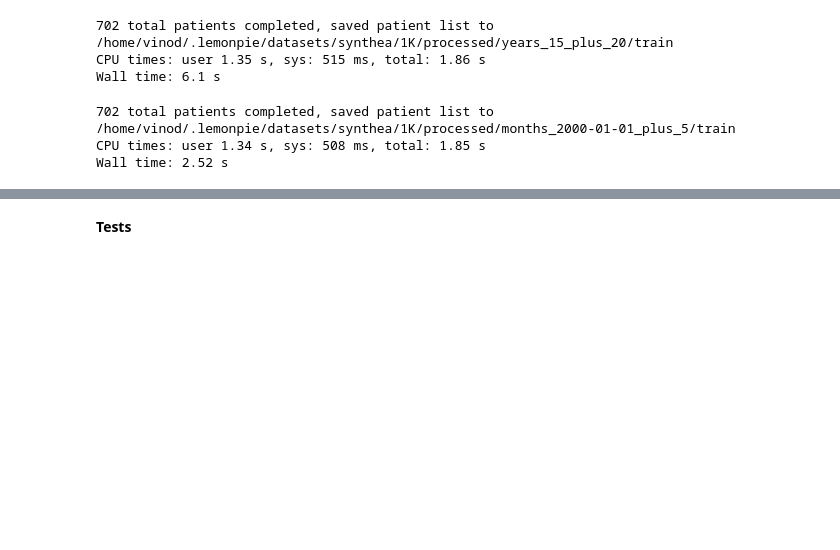
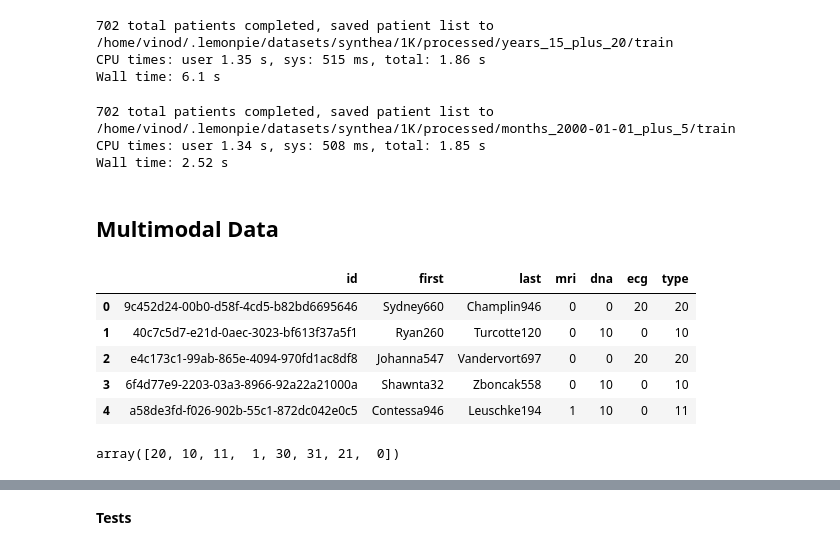
Before and after one commit to corazonlabs/lemonpie, a Jupyter notebook: nbs/03_preprocessing_transform.ipynb, the cells around one changed output, grey strips where cells are left out. Cells and saved outputs as stored; diff of their text form; code cells hidden in the pictures; blank space fills up the shorter version.

```diff
--- a/nbs/03_preprocessing_transform.ipynb
+++ b/nbs/03_preprocessing_transform.ipynb
@@ -1001,3 +1064,5 @@ tst_pckl_dir = get_pckl_dir(PATH_1K, split='train', age_start='2000-01-01', age_
 702 total patients completed, saved patient list to /home/vinod/.lemonpie/datasets/synthea/1K/processed/months_2000-01-01_plus_5/train
 CPU times: user 1.34 s, sys: 508 ms, total: 1.85 s
 Wall time: 2.52 s
+# %% [markdown]
+## Multimodal Data
@@ -1003,0 +1073,13 @@ Wall time: 2.52 s
+# %%
+modalities.head(5)
+# %% [output]
+|  | id | first | last | mri | dna | ecg | type |
+| 0 | 9c452d24-00b0-d58f-4cd5-b82bd6695646 | Sydney660 | Champlin946 | 0 | 0 | 20 | 20 |
+| 1 | 40c7c5d7-e21d-0aec-3023-bf613f37a5f1 | Ryan260 | Turcotte120 | 0 | 10 | 0 | 10 |
+| 2 | e4c173c1-99ab-865e-4094-970fd1ac8df8 | Johanna547 | Vandervort697 | 0 | 0 | 20 | 20 |
+| 3 | 6f4d77e9-2203-03a3-8966-92a22a21000a | Shawnta32 | Zboncak558 | 0 | 10 | 0 | 10 |
+| 4 | a58de3fd-f026-902b-55c1-872dc042e0c5 | Contessa946 | Leuschke194 | 1 | 10 | 0 | 11 |
+# %%
+modalities.type.unique()
+# %% [output]
+array([20, 10, 11,  1, 30, 31, 21,  0])
```
Also changed, not shown: parts of 15 cells of this notebook, 4 other files.
